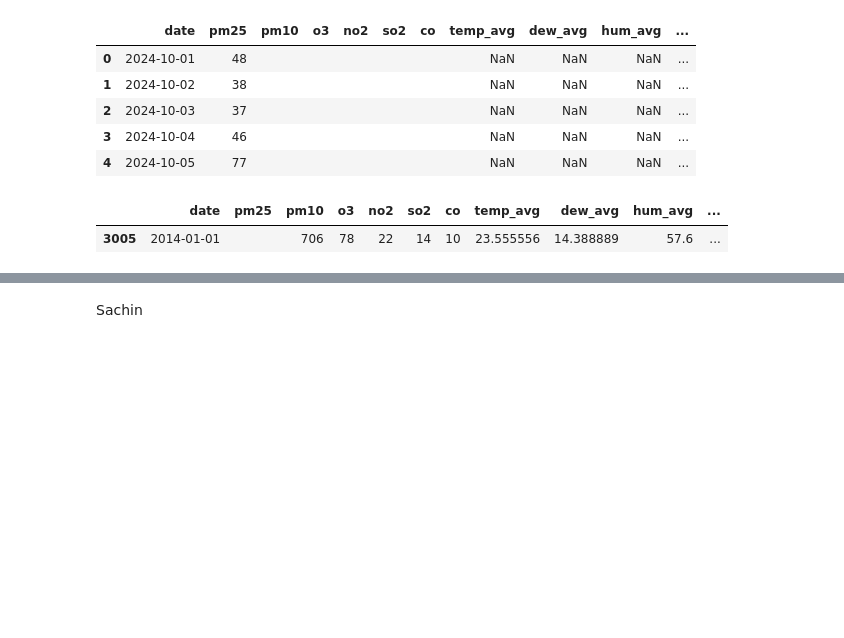
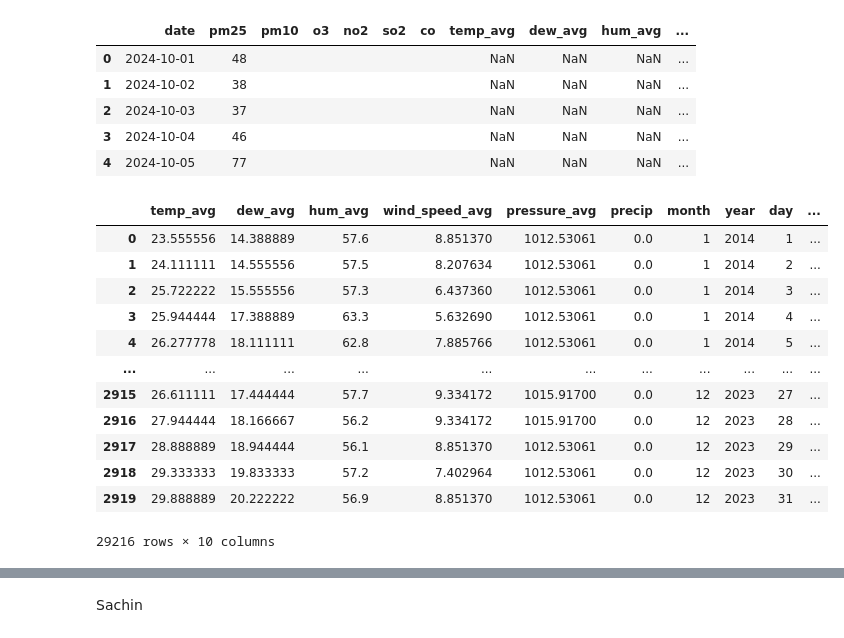
Before and after one commit to sachinmalego/MLProj2024, a Jupyter notebook: .devcontainer/notebooks/eda/eda-bids/merger-weather.ipynb, the cells around one changed output, grey strips where cells are left out. Saved outputs shown, nothing was run; the diff lists cells and outputs as text; code cells hidden in the pictures; blank space fills up the shorter version.

Commit message:
feat: every original dataset merged

```diff
--- a/.devcontainer/notebooks/eda/eda-bids/merger-weather.ipynb
+++ b/.devcontainer/notebooks/eda/eda-bids/merger-weather.ipynb
@@ -230,10 +230,5 @@ df_sakhon.head()
 | 2 | 2024-10-03 | 37 |  |  |  |  |  | NaN | NaN | NaN | ... |
 | 3 | 2024-10-04 | 46 |  |  |  |  |  | NaN | NaN | NaN | ... |
 | 4 | 2024-10-05 | 77 |  |  |  |  |  | NaN | NaN | NaN | ... |
-# %%
-df_sakhon[df_aqi_sakhon['date'] == '2014-01-01']
-# %% [output]
-|  | date | pm25 | pm10 | o3 | no2 | so2 | co | temp_avg | dew_avg | hum_avg | ... |
-| 3005 | 2014-01-01 |  | 706 | 78 | 22 | 14 | 10 | 23.555556 | 14.388889 | 57.6 | ... |
 # %%
 # ---------------------------------------------------
@@ -239,0 +237,59 @@ df_sakhon[df_aqi_sakhon['date'] == '2014-01-01']
+# %%
+# bangkok
+for year in years:
+    for month in months:
+            filename = f"datasets/bangkok/a_{year}-{month}_weather.csv"
+            try:
+                # for every month of the year, i want to merge the data into one file
+                # so 2014 should have one file with 12 months of data, etc...
+                df = pd.read_csv(filename)
+
+                # add column names
+                df.columns = cols
+
+                # add day column that starts like 01, 02, 03, etc...
+                # day should start from 01
+                df['day'] = df.index + 1
+
+                df.to_csv(f"datasets/bangkok/a_{year}-weather.csv", mode='a', header=None)
+            except FileNotFoundError:
+                print(f"File {filename} not found")
+                continue
+# %%
+cols_2 = ['Unnamed: 0', 'Unnamed: 1', 'temp_avg', 'dew_avg', 'hum_avg', 'wind_speed_avg', 'pressure_avg', 'precip', 'month', 'year', 'day']
+# %%
+def merge_files(year):
+    df = pd.read_csv(f"datasets/bangkok/a_{year}-weather.csv", header=None)
+    df.columns = cols_2
+    df.drop(columns=["Unnamed: 0", "Unnamed: 1"], inplace=True)
+    return df
+# %%
+bangkok_2014 = merge_files(2014)
+bangkok_2015 = merge_files(2015)
+bangkok_2016 = merge_files(2016)
+bangkok_2017 = merge_files(2017)
+bangkok_2018 = merge_files(2018)
+bangkok_2019 = merge_files(2019)
+bangkok_2020 = merge_files(2020)
+bangkok_2021 = merge_files(2021)
+bangkok_2022 = merge_files(2022)
+bangkok_2023 = merge_files(2023)
+# %%
+# merge all the dataframes
+bangkok_df = pd.concat([bangkok_2014, bangkok_2015, bangkok_2016, bangkok_2017, bangkok_2018, bangkok_2019, bangkok_2020, bangkok_2021, bangkok_2022, bangkok_2023])
+bangkok_df['location'] = 'Suvarnabhumi Airport Station, Bangkok'
+bangkok_df
+# %% [output]
+|  | temp_avg | dew_avg | hum_avg | wind_speed_avg | pressure_avg | precip | month | year | day | ... |
+| 0 | 23.555556 | 14.388889 | 57.6 | 8.851370 | 1012.53061 | 0.0 | 1 | 2014 | 1 | ... |
+| 1 | 24.111111 | 14.555556 | 57.5 | 8.207634 | 1012.53061 | 0.0 | 1 | 2014 | 2 | ... |
+| 2 | 25.722222 | 15.555556 | 57.3 | 6.437360 | 1012.53061 | 0.0 | 1 | 2014 | 3 | ... |
+| 3 | 25.944444 | 17.388889 | 63.3 | 5.632690 | 1012.53061 | 0.0 | 1 | 2014 | 4 | ... |
+| 4 | 26.277778 | 18.111111 | 62.8 | 7.885766 | 1012.53061 | 0.0 | 1 | 2014 | 5 | ... |
+| ... | ... | ... | ... | ... | ... | ... | ... | ... | ... | ... |
+| 2915 | 26.611111 | 17.444444 | 57.7 | 9.334172 | 1015.91700 | 0.0 | 12 | 2023 | 27 | ... |
+| 2916 | 27.944444 | 18.166667 | 56.2 | 9.334172 | 1015.91700 | 0.0 | 12 | 2023 | 28 | ... |
+| 2917 | 28.888889 | 18.944444 | 56.1 | 8.851370 | 1012.53061 | 0.0 | 12 | 2023 | 29 | ... |
+| 2918 | 29.333333 | 19.833333 | 57.2 | 7.402964 | 1012.53061 | 0.0 | 12 | 2023 | 30 | ... |
+| 2919 | 29.888889 | 20.222222 | 56.9 | 8.851370 | 1012.53061 | 0.0 | 12 | 2023 | 31 | ... |
+29216 rows × 10 columns
```
Also changed, not shown: parts of 20 cells of this notebook, 48 other files.
